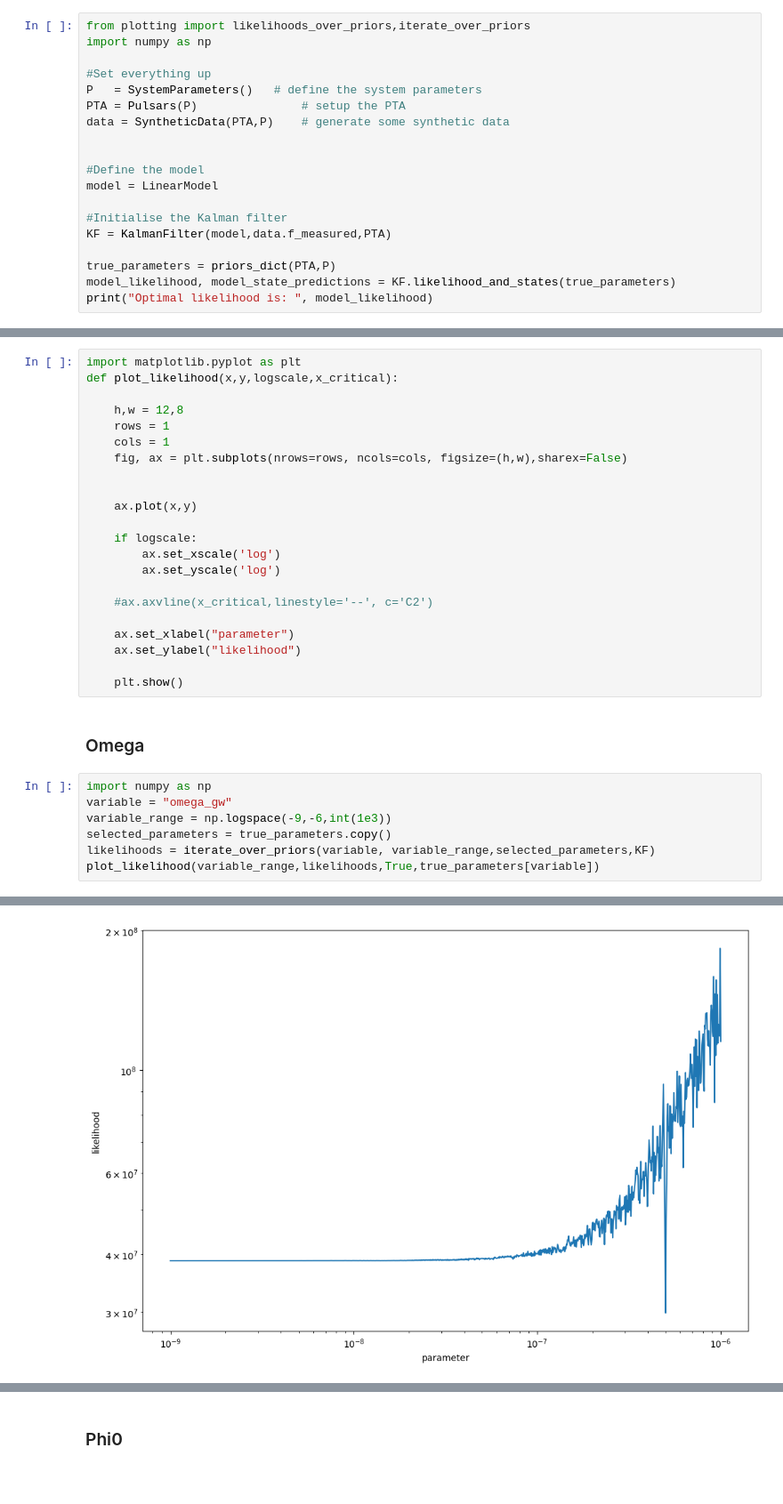
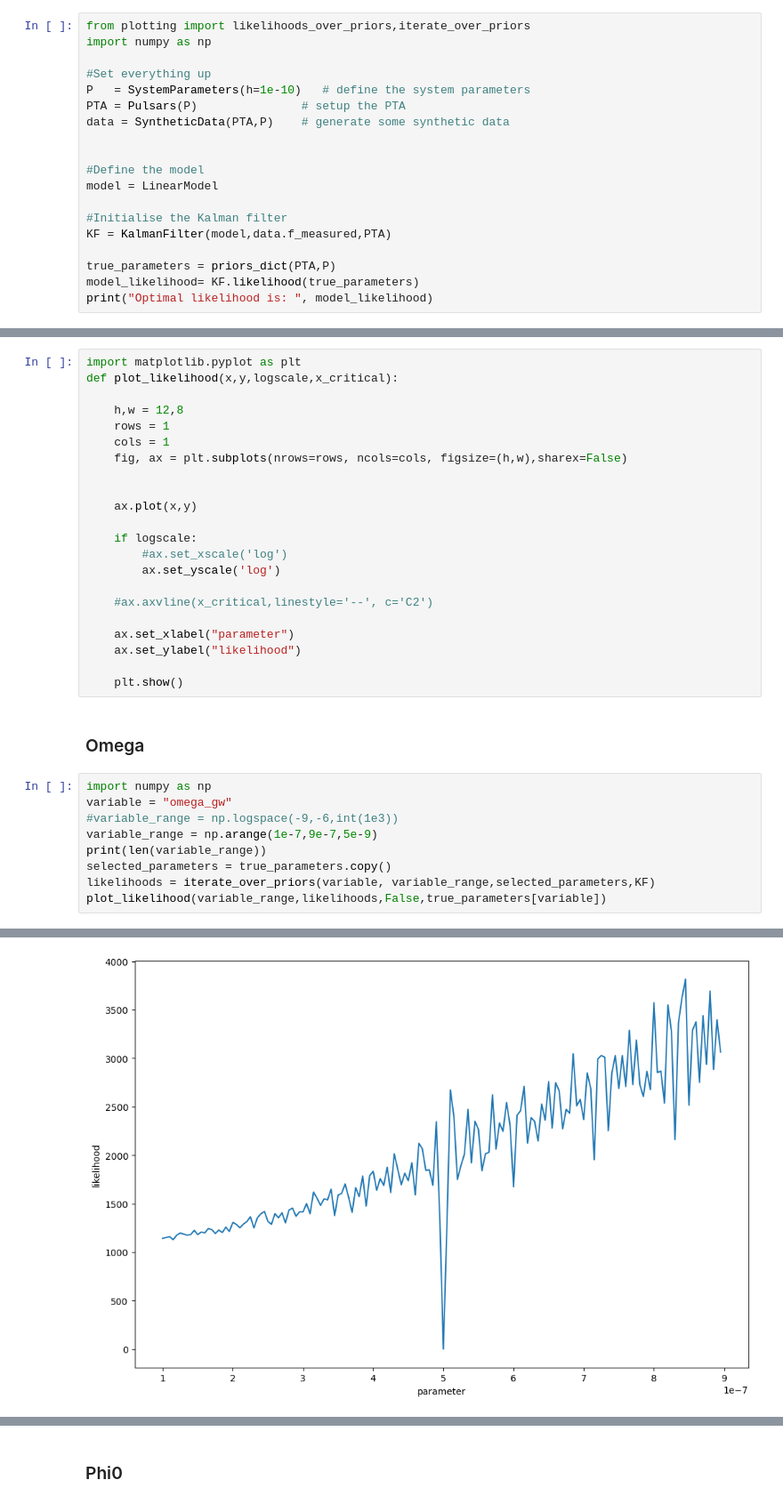
Before and after one commit to tomkimpson/StateSpacePTA, a Jupyter notebook: notebooks/likelihood_surfaces.ipynb, the cells around one changed output, grey strips where cells are left out. Shown at 89% size. Drawn from its saved outputs; the diff is of its cells as text; blank space fills up the shorter version.

```diff
--- a/notebooks/likelihood_surfaces.ipynb
+++ b/notebooks/likelihood_surfaces.ipynb
@@ -38,7 +38,7 @@ from plotting import likelihoods_over_priors,iterate_over_priors
 import numpy as np
 
 #Set everything up
-P   = SystemParameters()   # define the system parameters
+P   = SystemParameters(h=1e-10)   # define the system parameters
 PTA = Pulsars(P)               # setup the PTA
 data = SyntheticData(PTA,P)    # generate some synthetic data
 
@@ -50,6 +50,6 @@ model = LinearModel
 KF = KalmanFilter(model,data.f_measured,PTA)
 
 true_parameters = priors_dict(PTA,P)
-model_likelihood, model_state_predictions = KF.likelihood_and_states(true_parameters)
+model_likelihood= KF.likelihood(true_parameters)
 print("Optimal likelihood is: ", model_likelihood)
 # %% [output]
@@ -67,7 +67,7 @@ def plot_likelihood(x,y,logscale,x_critical):
     ax.plot(x,y)
 
     if logscale:
-        ax.set_xscale('log')
+        #ax.set_xscale('log')
         ax.set_yscale('log')
 
     #ax.axvline(x_critical,linestyle='--', c='C2')
@@ -81,8 +81,10 @@ def plot_likelihood(x,y,logscale,x_critical):
 # %%
 import numpy as np
 variable = "omega_gw"
-variable_range = np.logspace(-9,-6,int(1e3))
+#variable_range = np.logspace(-9,-6,int(1e3))
+variable_range = np.arange(1e-7,9e-7,5e-9)
+print(len(variable_range))
 selected_parameters = true_parameters.copy()
 likelihoods = iterate_over_priors(variable, variable_range,selected_parameters,KF)
-plot_likelihood(variable_range,likelihoods,True,true_parameters[variable])
+plot_likelihood(variable_range,likelihoods,False,true_parameters[variable])
 # %% [output]
@@ -89 +92 @@ plot_likelihood(variable_range,likelihoods,True,true_parameters[variable])
-[figure, old version]
+[figure, new version]
```
Also changed, not shown: parts of 5 cells of this notebook, 10 other files.
